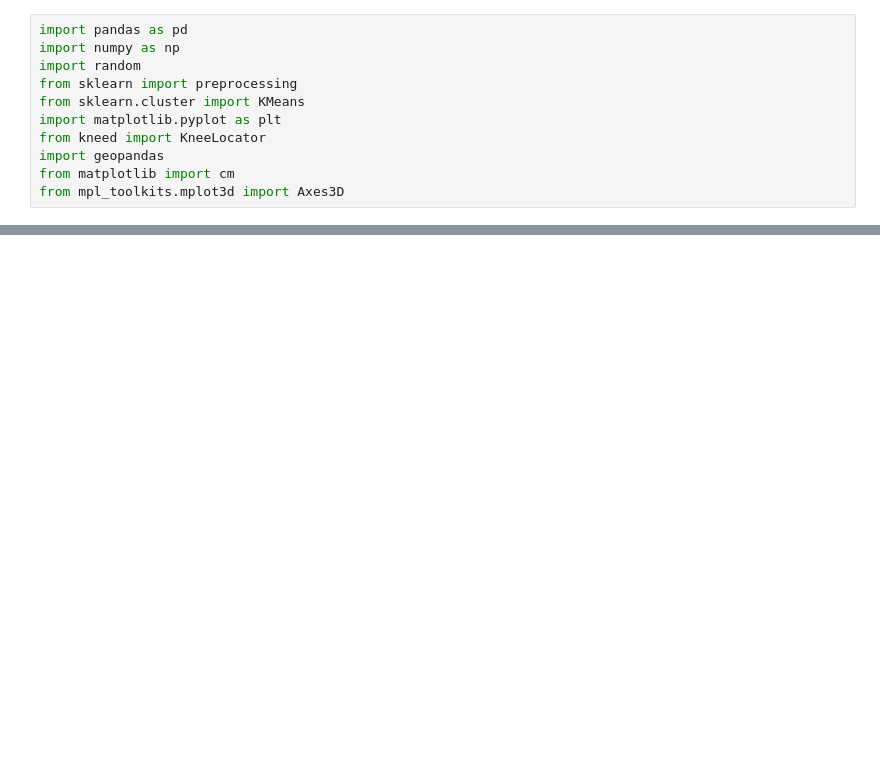
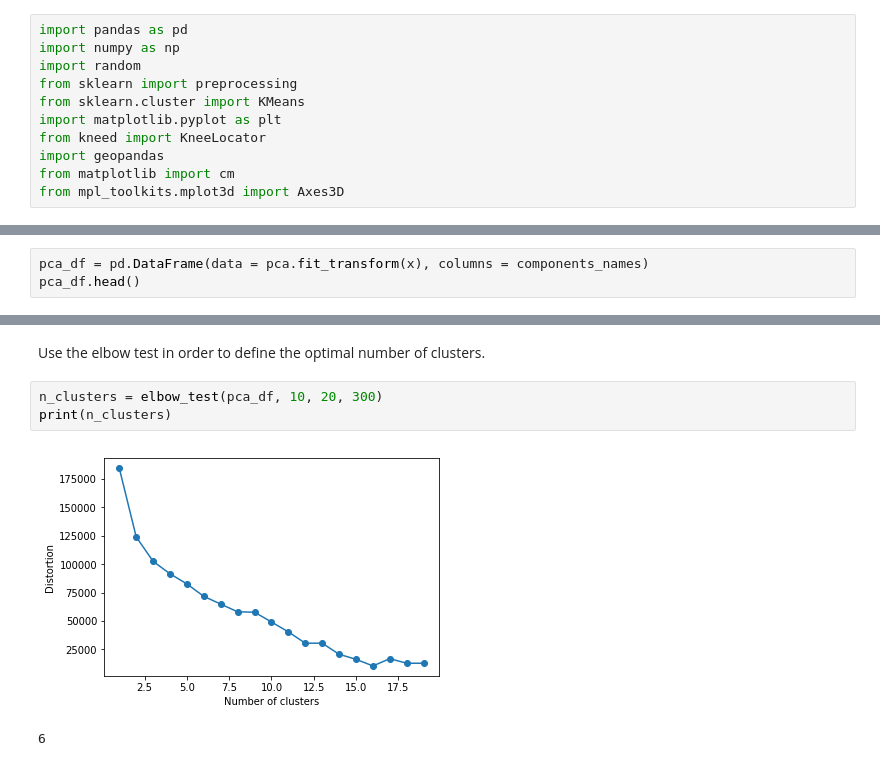
Before and after one commit to rootstrap/coronavirus-analysis, a Jupyter notebook: compare_france_south_korea.ipynb, the cells around one changed output, grey strips where cells are left out. Cells and saved outputs as stored; diff of their text form; blank space fills up the shorter version.

```diff
--- a/compare_france_south_korea.ipynb
+++ b/compare_france_south_korea.ipynb
@@ -486,0 +497,3 @@ create_3d_scatter(df, 'isolated', 'group_value', 'cluster', 'cluster', n_cluster
+# %%
+pca_df = pd.DataFrame(data = pca.fit_transform(x), columns = components_names)
+pca_df.head()
@@ -486,0 +507,8 @@ create_3d_scatter(df, 'isolated', 'group_value', 'cluster', 'cluster', n_cluster
+# %% [markdown]
+Use the elbow test in order to define the optimal number of clusters.
+# %%
+n_clusters = elbow_test(pca_df, 10, 20, 300)
+print(n_clusters)
+# %% [output]
+[figure, added]
+6
```
Also changed, not shown: parts of 106 cells of this notebook, 1 other file.
